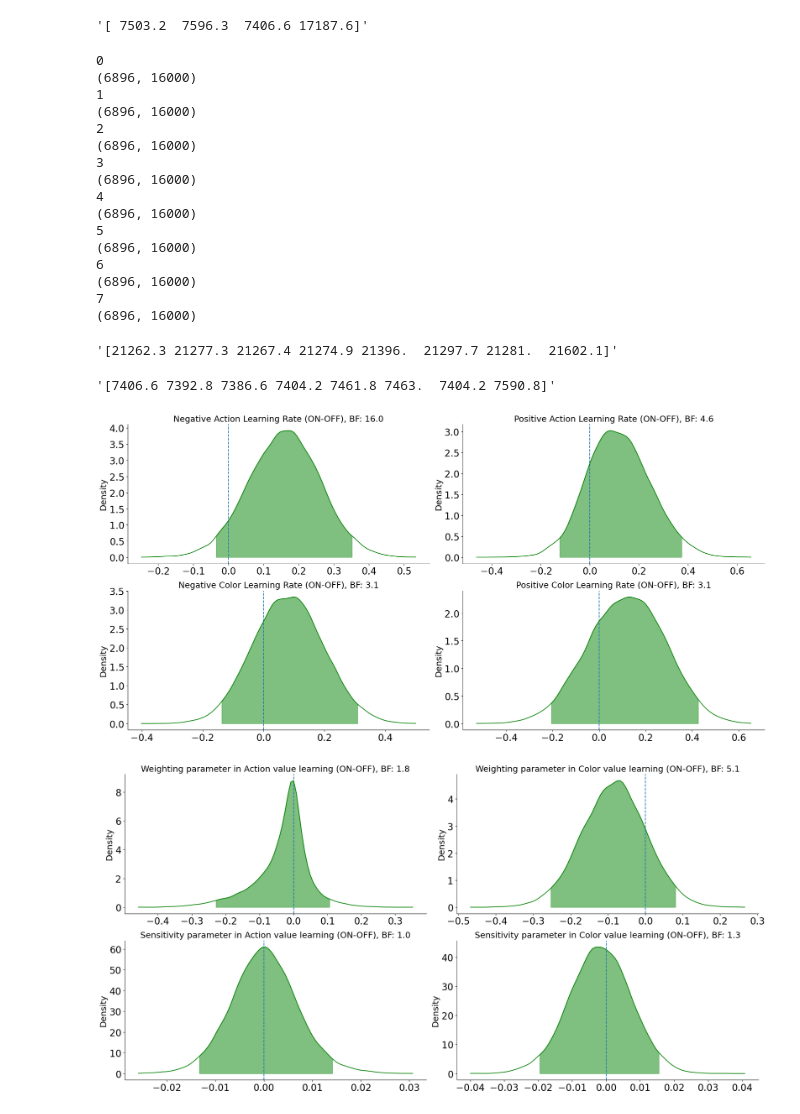
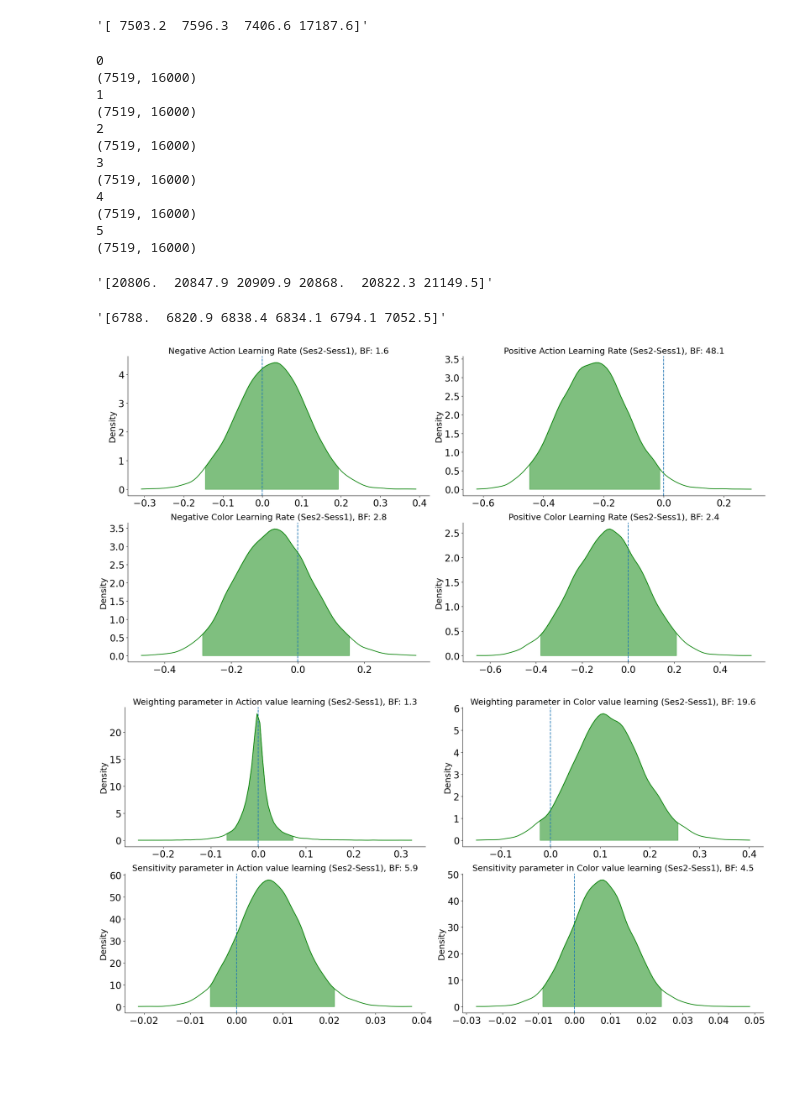
Before and after one commit to AGhaderi/ActStimRL, a Jupyter notebook: Model/run_models/hier/PD_Medication_effect/HierRL_model_checking.ipynb, the cells around one changed output. Drawn from its saved outputs; the diff is of its cells as text; code cells hidden in the pictures; blank space fills up the shorter version.

Commit message:
Hierarchical model for HC and a bit mixture model

```diff
--- a/Model/run_models/hier/PD_Medication_effect/HierRL_model_checking.ipynb
+++ b/Model/run_models/hier/PD_Medication_effect/HierRL_model_checking.ipynb
@@ -57,9 +57,9 @@ str(np.round(-log_lppd_models, 1))
 '[ 7503.2  7596.3  7406.6 17187.6]'
 # %%
 # Medication effect over Parkinsdon's disease
-partcipant_group = 'PD'
+partcipant_group = 'HC'
 # number of models
-n_models =  8
+n_models =  6
 # declare waice variable
 log_waic_models = np.zeros(n_models)
 log_lppd_models = np.zeros(n_models)
@@ -81,31 +81,27 @@ for m in range(n_models):
     log_lppd_models[m] = log_assessement['lppd']
 # %% [output]
 0
-(6896, 16000)
+(7519, 16000)
 1
-(6896, 16000)
+(7519, 16000)
 2
-(6896, 16000)
+(7519, 16000)
 3
-(6896, 16000)
+(7519, 16000)
 4
-(6896, 16000)
+(7519, 16000)
 5
-(6896, 16000)
-6
-(6896, 16000)
-7
-(6896, 16000)
+(7519, 16000)
 # %%
 # waic meaure
 str(np.round(log_waic_models, 1))
 # %% [output]
-'[21262.3 21277.3 21267.4 21274.9 21396.  21297.7 21281.  21602.1]'
+'[20806.  20847.9 20909.9 20868.  20822.3 21149.5]'
 # %%
 # waic meaure
 str(np.round(-log_lppd_models, 1))
 # %% [output]
-'[7406.6 7392.8 7386.6 7404.2 7461.8 7463.  7404.2 7590.8]'
+'[6788.  6820.9 6838.4 6834.1 6794.1 7052.5]'
 # %%
 ##Plot the model 1
 sys.path.append('/mrhome/amingk/Documents/7TPD/ActStimRL')
@@ -144,7 +140,7 @@ plots.plot_posterior(x=alphaAct_neg[1,0] - alphaAct_neg[0,0], xlabel=r'$_{(A)}$'
                      trueValue=0)
 i = np.mean((alphaAct_neg[1,0] - alphaAct_neg[0,0])>0)
 bf = i/(1-i)
-plt.title(f'Negative Action Learning Rate (ON-OFF), BF: {round(bf,1)}', fontsize=18)
+plt.title(f'Negative Action Learning Rate (Ses2-Sess1), BF: {round(bf,1)}', fontsize=18)
 plt.ylabel('Density', fontsize=18)
 plt.xlabel('', fontsize=18)
 plt.yticks(fontsize=20)
@@ -154,42 +150,42 @@ plt.xticks(fontsize=20)
 fig.add_subplot(rows, columns, 2)
 plots.plot_posterior(x=alphaAct_pos[1,0] - alphaAct_pos[0,0], xlabel=r'$_{(A)}$', ylabel='Density', show_intervals="BCI", color='green',
                      trueValue=0)
-i = np.mean((alphaAct_pos[1,0] - alphaAct_pos[0,0])>0)
+i = np.mean((alphaAct_pos[0,0] - alphaAct_pos[1,0])>0)
 bf = i/(1-i)
-plt.title(f'Positive Action Learning Rate (ON-OFF), BF: {round(bf,1)}', fontsize=18)
+plt.title(f'Positive Action Learning Rate (Ses2-Sess1), BF: {round(bf,1)}', fontsize=18)
 plt.ylabel('Density', fontsize=18)
 plt.xlabel('', fontsize=18)
 plt.yticks(fontsize=20)
 plt.xticks(fontsize=20)
 
 # Color Learning Rate
 fig.add_subplot(rows, columns, 3)
 plots.plot_posterior(x=alphaClr_neg[1,1] - alphaClr_neg[0,1], xlabel=r'$_{(A)}$', ylabel='Density', show_intervals="BCI", color='green',
                      trueValue=0)
-i = np.mean((alphaClr_neg[1,1] - alphaClr_neg[0,1])>0)
+i = np.mean((alphaClr_neg[0,1] - alphaClr_neg[1,1])>0)
 bf = i/(1-i)
-plt.title(f'Negative Color Learning Rate (ON-OFF), BF: {round(bf,1)}', fontsize=18)
+plt.title(f'Negative Color Learning Rate (Ses2-Sess1), BF: {round(bf,1)}', fontsize=18)
 plt.ylabel('Density', fontsize=18)
 plt.xlabel('', fontsize=18)
 plt.yticks(fontsize=20)
 plt.xticks(fontsize=20)
 
 # Color Learning Rate
 fig.add_subplot(rows, columns, 4)
 plots.plot_posterior(x=alphaClr_pos[1,1] - alphaClr_pos[0,1], xlabel=r'$_{(A)}$', ylabel='Density', show_intervals="BCI", color='green',
                      trueValue=0)
-i = np.mean((alphaClr_pos[1,1] - alphaClr_pos[0,1])>0)
+i = np.mean((alphaClr_pos[0,1] - alphaClr_pos[1,1])>0)
 bf = i/(1-i)
-plt.title(f'Positive Color Learning Rate (ON-OFF), BF: {round(bf,1)}', fontsize=18)
+plt.title(f'Positive Color Learning Rate (Ses2-Sess1), BF: {round(bf,1)}', fontsize=18)
 plt.ylabel('Density', fontsize=18)
 plt.xlabel('', fontsize=18)
 plt.yticks(fontsize=20)
 plt.xticks(fontsize=20)
 
 # Save figure of parameter distribution
 fig.savefig(f'{mainScarch}/realdata/hier/{partcipant_group}/HierRL_dual_twoLR_Act_Clr_model1_differ1.png', dpi=500)
 # %% [output]
-[figure, old version]
+[figure, new version]
 # %%
 # Figure of model fit results in two column and two rows
 fig = plt.figure(figsize=(20, 10), tight_layout=True)
@@ -202,7 +198,7 @@ plots.plot_posterior(x=weight[1,0] - weight[0,0], xlabel=r'$_{(A)}$', ylabel='De
                      trueValue=0)
 i = np.mean((weight[1,0] - weight[0,0])>0)
 bf = (1-i)/i
-plt.title(f'Weighting parameter in Action value learning (ON-OFF), BF: {round(bf,1)}', fontsize=18)
+plt.title(f'Weighting parameter in Action value learning (Ses2-Sess1), BF: {round(bf,1)}', fontsize=18)
 plt.ylabel('Density', fontsize=18)
 plt.xlabel('', fontsize=18)
 plt.yticks(fontsize=20)
@@ -212,9 +208,9 @@ plt.xticks(fontsize=20)
 fig.add_subplot(rows, columns, 2)
 plots.plot_posterior(x=weight[1,1] - weight[0,1], xlabel=r'$_{(A)}$', ylabel='Density', show_intervals="BCI", color='green',
                      trueValue=0)
-i = np.mean((weight[1,1]- weight[0,1])>0)
+i = np.mean((weight[0,1]- weight[1,1])>0)
 bf = (1-i)/i
-plt.title(f'Weighting parameter in Color value learning (ON-OFF), BF: {round(bf,1)}', fontsize=18)
+plt.title(f'Weighting parameter in Color value learning (Ses2-Sess1), BF: {round(bf,1)}', fontsize=18)
 plt.ylabel('Density', fontsize=18)
 plt.xlabel('', fontsize=18)
 plt.yticks(fontsize=20)
@@ -224,9 +220,9 @@ plt.xticks(fontsize=20)
 fig.add_subplot(rows, columns, 3)
 plots.plot_posterior(x=beta[1,0] - beta[0,0], xlabel=r'$_{(A)}$', ylabel='Density', show_intervals="BCI", color='green',
                      trueValue=0)
-i = np.mean((beta[1,0] - beta[0,0])>0)
+i = np.mean((beta[0,0] - beta[1,0])>0)
 bf = (1-i)/i
-plt.title(f'Sensitivity parameter in Action value learning (ON-OFF), BF: {round(bf,1)}', fontsize=18)
+plt.title(f'Sensitivity parameter in Action value learning (Ses2-Sess1), BF: {round(bf,1)}', fontsize=18)
 plt.ylabel('Density', fontsize=18)
 plt.xlabel('', fontsize=18)
 plt.yticks(fontsize=20)
@@ -236,9 +232,9 @@ plt.xticks(fontsize=20)
 fig.add_subplot(rows, columns, 4)
 plots.plot_posterior(x=beta[1,1] - beta[0,1], xlabel=r'$_{(A)}$', ylabel='Density', show_intervals="BCI", color='green',
                      trueValue=0)
-i = np.mean((beta[1,1]- beta[0,1])>0)
+i = np.mean((beta[0,1]- beta[1,1])>0)
 bf = (1-i)/i
-plt.title(f'Sensitivity parameter in Color value learning (ON-OFF), BF: {round(bf,1)}', fontsize=18)
+plt.title(f'Sensitivity parameter in Color value learning (Ses2-Sess1), BF: {round(bf,1)}', fontsize=18)
 plt.ylabel('Density', fontsize=18)
 plt.xlabel('', fontsize=18)
 plt.yticks(fontsize=20)
@@ -246,4 +242,4 @@ plt.xticks(fontsize=20)
 
 fig.savefig(f'{mainScarch}/realdata/hier/{partcipant_group}/HierRL_dual_twoLR_Act_Clr_model1_differ2.png', dpi=500)
 # %% [output]
-[figure, old version]
+[figure, new version]
```
Also changed, not shown: parts of 1 cell of this notebook, 29 other files.
